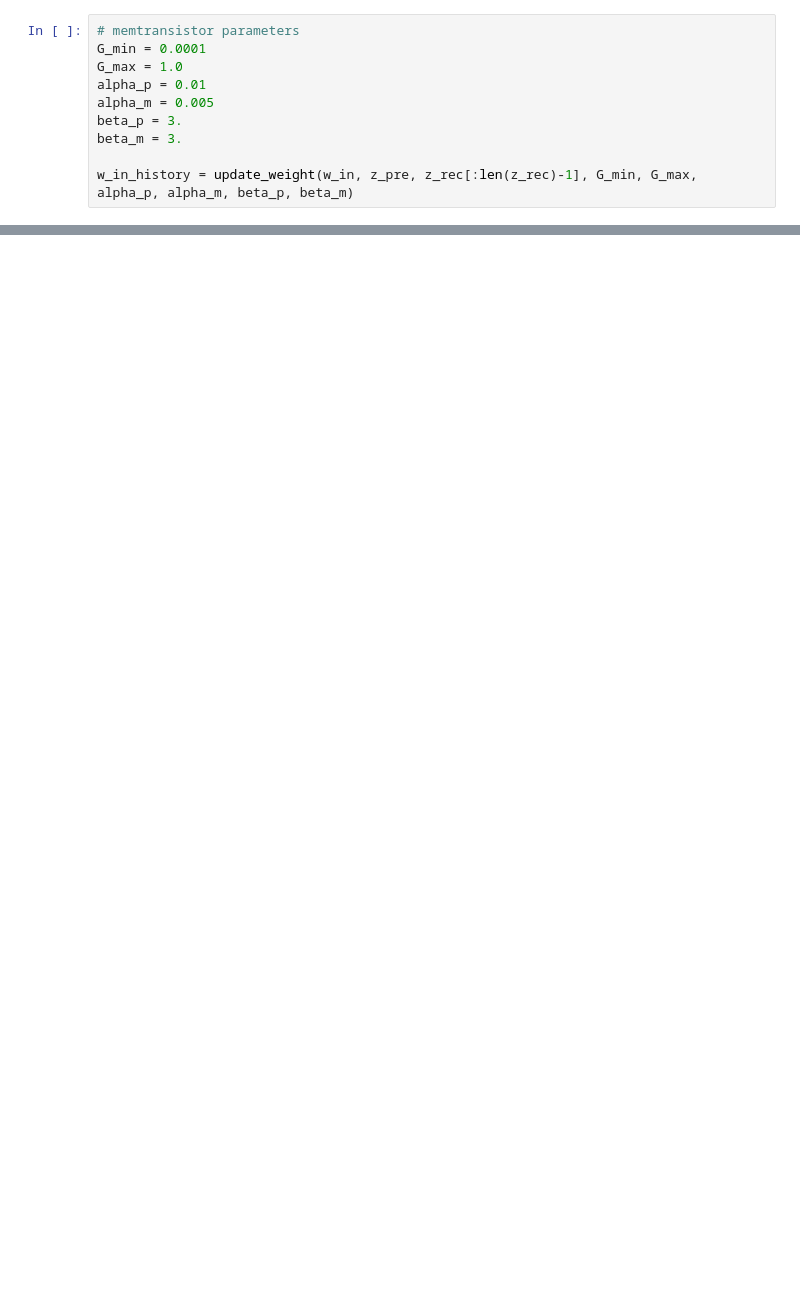
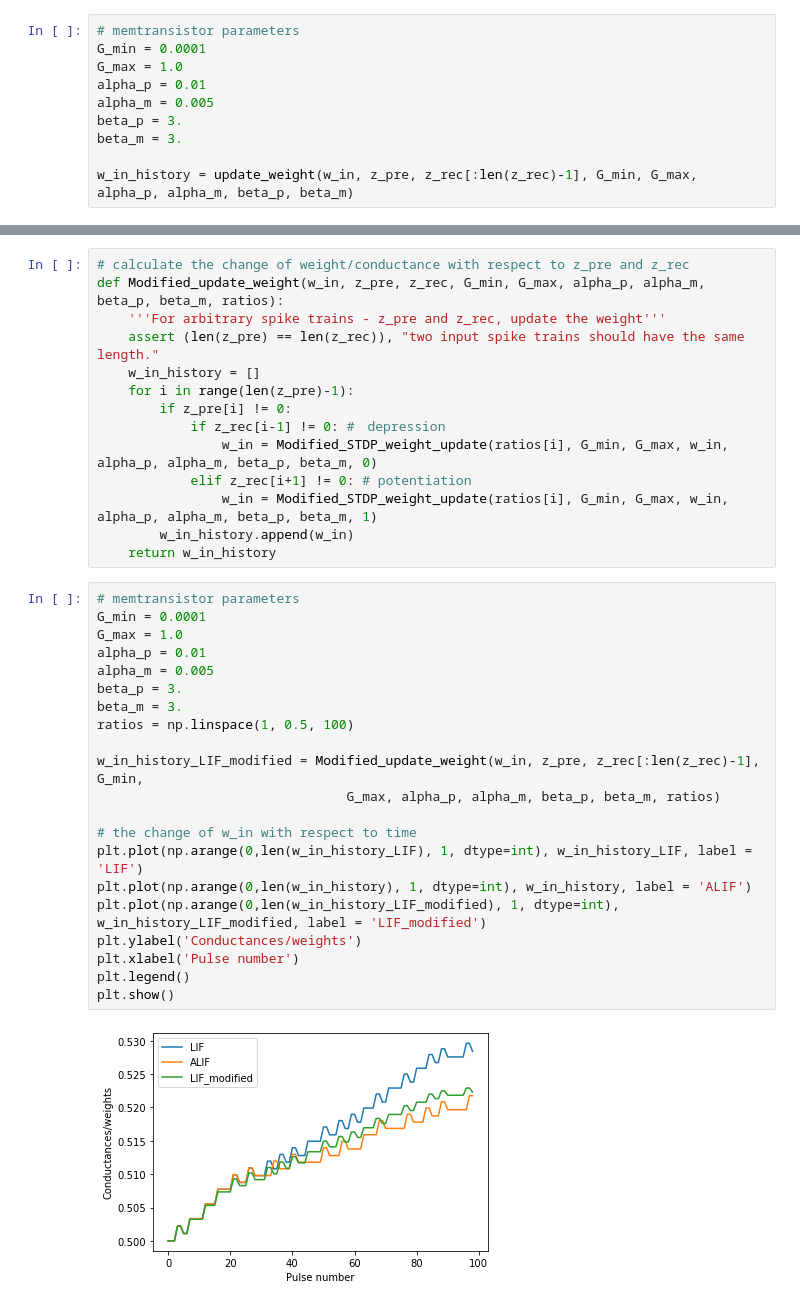
Before and after one commit to ChrizZhuang/Adaptive_SRNN_memtransistor, a Jupyter notebook: ALIF_memtransistors.ipynb, the cells around one changed output, grey strips where cells are left out. Drawn from its saved outputs; the diff is of its cells as text; blank space fills up the shorter version.

```diff
--- a/ALIF_memtransistors.ipynb
+++ b/ALIF_memtransistors.ipynb
@@ -194,0 +231,37 @@ plt.show()
+# %%
+# calculate the change of weight/conductance with respect to z_pre and z_rec
+def Modified_update_weight(w_in, z_pre, z_rec, G_min, G_max, alpha_p, alpha_m, beta_p, beta_m, ratios):
+    '''For arbitrary spike trains - z_pre and z_rec, update the weight'''
+    assert (len(z_pre) == len(z_rec)), "two input spike trains should have the same length."
+    w_in_history = []
+    for i in range(len(z_pre)-1):
+        if z_pre[i] != 0:
+            if z_rec[i-1] != 0: #　depression
+                w_in = Modified_STDP_weight_update(ratios[i], G_min, G_max, w_in, alpha_p, alpha_m, beta_p, beta_m, 0)
+            elif z_rec[i+1] != 0: # potentiation
+                w_in = Modified_STDP_weight_update(ratios[i], G_min, G_max, w_in, alpha_p, alpha_m, beta_p, beta_m, 1)
+        w_in_history.append(w_in)
+    return w_in_history
+# %%
+# memtransistor parameters
+G_min = 0.0001
+G_max = 1.0
+alpha_p = 0.01
+alpha_m = 0.005
+beta_p = 3.
+beta_m = 3.
+ratios = np.linspace(1, 0.5, 100)
+
+w_in_history_LIF_modified = Modified_update_weight(w_in, z_pre, z_rec[:len(z_rec)-1], G_min,
+                                G_max, alpha_p, alpha_m, beta_p, beta_m, ratios)
+
+# the change of w_in with respect to time
+plt.plot(np.arange(0,len(w_in_history_LIF), 1, dtype=int), w_in_history_LIF, label = 'LIF')
+plt.plot(np.arange(0,len(w_in_history), 1, dtype=int), w_in_history, label = 'ALIF')
+plt.plot(np.arange(0,len(w_in_history_LIF_modified), 1, dtype=int), w_in_history_LIF_modified, label = 'LIF_modified')
+plt.ylabel('Conductances/weights')
+plt.xlabel('Pulse number')
+plt.legend()
+plt.show()
+# %% [output]
+[figure, added]
```
Also changed, not shown: parts of 12 cells of this notebook, 1 other file.
